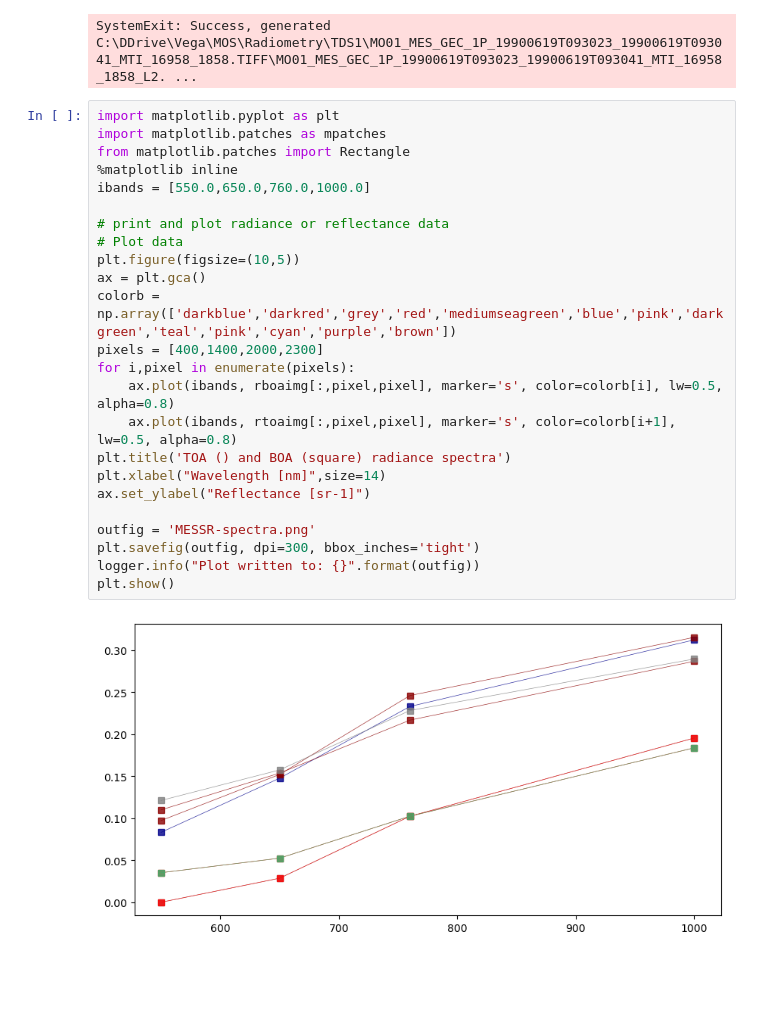
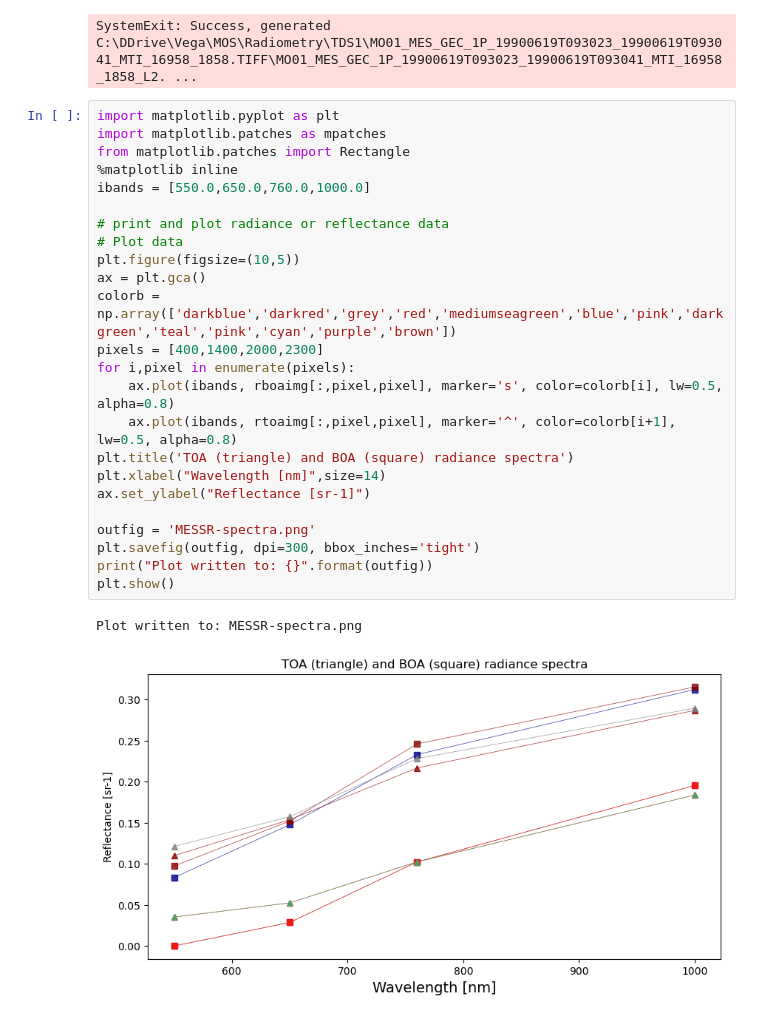
Before and after one commit to pixalytics-ltd/sen2like, a Jupyter notebook: test_smac.ipynb, the cells around one changed output. Drawn from its saved outputs; the diff is of its cells as text; blank space fills up the shorter version.

Commit message:
Improved printing #1

```diff
--- a/test_smac.ipynb
+++ b/test_smac.ipynb
@@ -154,26 +154,27 @@ SystemExit: Success, generated C:\DDrive\Vega\MOS\Radiometry\TDS1\MO01_MES_GEC_1
 # %%
 import matplotlib.pyplot as plt
 import matplotlib.patches as mpatches
 from matplotlib.patches import Rectangle
 %matplotlib inline
 ibands = [550.0,650.0,760.0,1000.0]
 
 # print and plot radiance or reflectance data
 # Plot data
 plt.figure(figsize=(10,5))
 ax = plt.gca()
 colorb = np.array(['darkblue','darkred','grey','red','mediumseagreen','blue','pink','darkgreen','teal','pink','cyan','purple','brown'])
 pixels = [400,1400,2000,2300]
 for i,pixel in enumerate(pixels):
     ax.plot(ibands, rboaimg[:,pixel,pixel], marker='s', color=colorb[i], lw=0.5, alpha=0.8)
-    ax.plot(ibands, rtoaimg[:,pixel,pixel], marker='s', color=colorb[i+1], lw=0.5, alpha=0.8)
-plt.title('TOA () and BOA (square) radiance spectra')
+    ax.plot(ibands, rtoaimg[:,pixel,pixel], marker='^', color=colorb[i+1], lw=0.5, alpha=0.8)
+plt.title('TOA (triangle) and BOA (square) radiance spectra')
 plt.xlabel("Wavelength [nm]",size=14)
 ax.set_ylabel("Reflectance [sr-1]")
 
 outfig = 'MESSR-spectra.png'
 plt.savefig(outfig, dpi=300, bbox_inches='tight')
-logger.info("Plot written to: {}".format(outfig))
+print("Plot written to: {}".format(outfig))
 plt.show()
 # %% [output]
+Plot written to: MESSR-spectra.png
-[figure, old version]
+[figure, new version]
```
Also changed, not shown: parts of 1 cell of this notebook.
